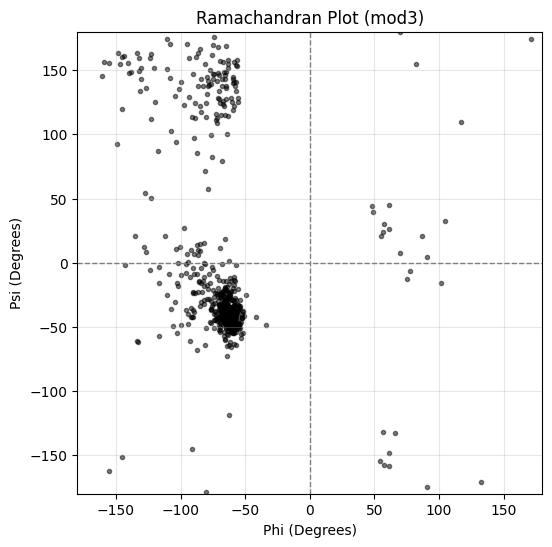
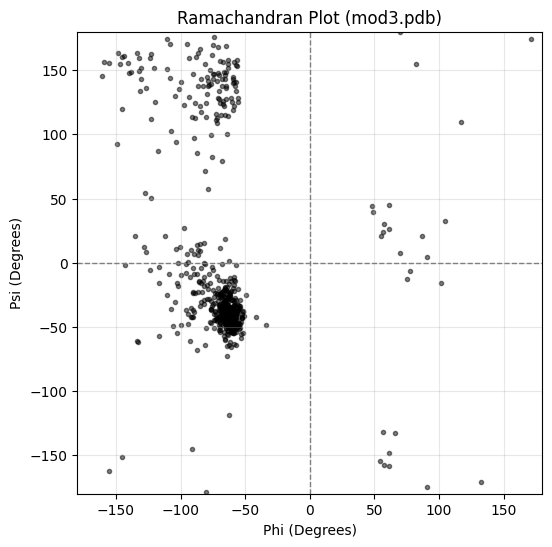
Unified diff of the notebook cell whose output changed from the first chart to the second:
--- before
+++ after
@@ -34,9 +34,13 @@
                 chain2 = res2.get_parent()
 
-                # Bypass 1: Exclude atoms in the same residue or sequentially adjacent residues ON THE SAME CHAIN
-                if chain1.get_id() == chain2.get_id() and abs(res1.get_id()[1] - res2.get_id()[1]) <= 1:
+                # Bypass 1: Exclude atoms in the same residue or sequentially adjacent residues in same chain
+
+                is_standard_1 = res1.get_id()[0] == ' '
+                is_standard_2 = res2.get_id()[0] == ' '
+
+                if is_standard_1 and is_standard_2 and chain1.get_id() == chain2.get_id() and abs(res1.get_id()[1] - res2.get_id()[1]) <= 1:
                     continue
 
-                # Bypass 2: Exclude physiological Disulfide Bridges (CYS SG - CYS SG are naturally ~2.04 Å apart)
+                # Bypass 2: Exclude physiological Disulfide Bridges (CYS SG - CYS SG are naturally around 2.04 apart)
                 if atom.get_name() == 'SG' and neighbor.get_name() == 'SG' and res1.get_resname() == 'CYS' and res2.get_resname() == 'CYS':
                     continue
@@ -81,7 +85,17 @@
                 res_name = residue.get_resname()
 
-                # Bypass 3: Glycine is achiral and permitted in the positive-phi region.
+             # Bypass 3: Glycine is achiral and highly flexible.
                 if res_name != 'GLY':
-                    if phi_deg > 0 and psi_deg < -50:
+                    is_allowed = False
+
+                    # Allowed Region 1: Right-handed alpha helices and beta sheets
+                    if phi_deg <= 0:
+                        is_allowed = True
+                    # Allowed Region 2: Left-handed alpha helices
+                    elif 0 < phi_deg <= 100 and 0 <= psi_deg <= 100:
+                        is_allowed = True
+
+                    # If it doesn't fall into the allowed boxes, it's a severe outlier
+                    if not is_allowed:
                         outliers += 1
 
@@ -111,5 +125,5 @@
     plt.xlabel('Phi (Degrees)')
     plt.ylabel('Psi (Degrees)')
-    plt.title('Ramachandran Plot (mod3)')
+    plt.title(f'Ramachandran Plot ({pdb_file_path})')
     plt.grid(True, alpha=0.3)
     plt.show()

Commit: fixed bug in structural val, reran mod2, mod3